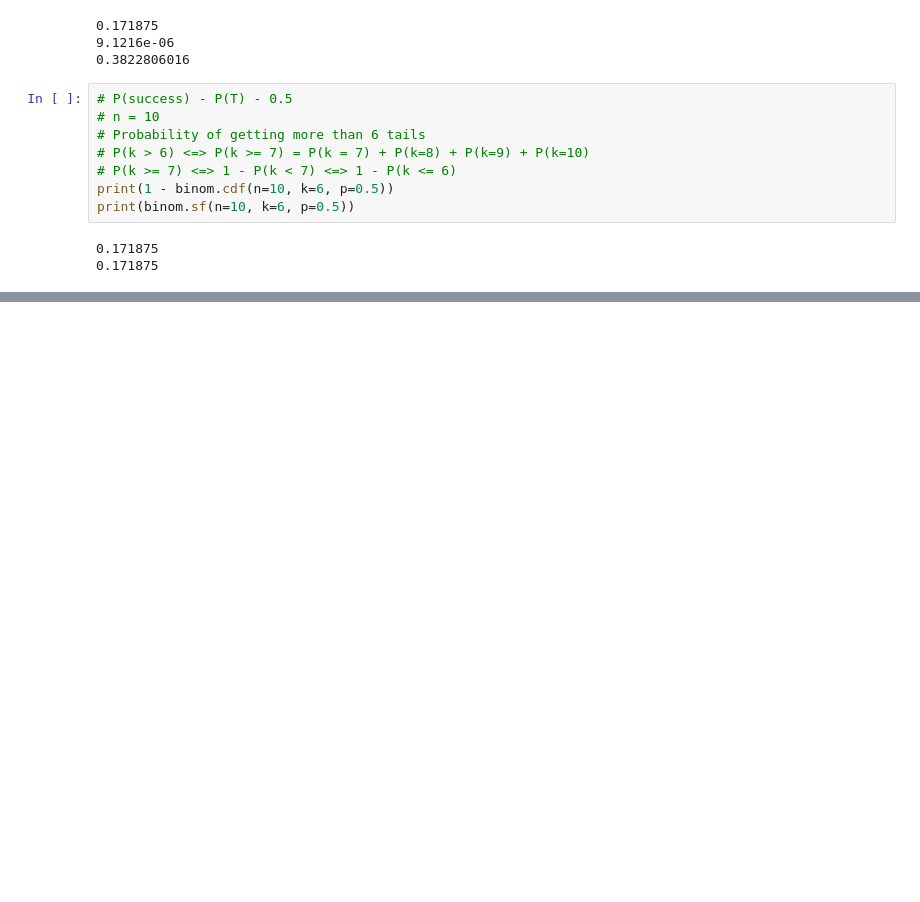
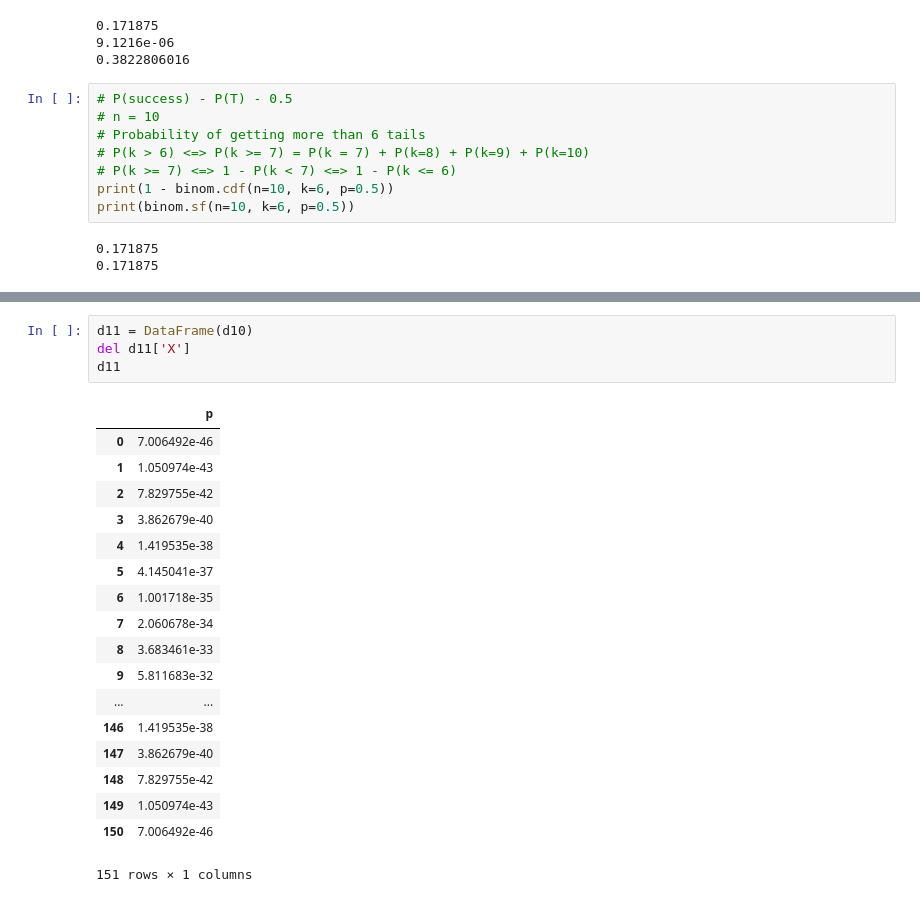
Before and after one commit to mehulchopradev/keyur-data-analytics, a Jupyter notebook: discrete distributions.ipynb, the cells around one changed output, grey strips where cells are left out. Drawn from its saved outputs; the diff is of its cells as text; blank space fills up the shorter version.

```diff
--- a/discrete distributions.ipynb
+++ b/discrete distributions.ipynb
@@ -262,0 +314,23 @@ print(binom.sf(n=10, k=6, p=0.5))
+# %%
+d11 = DataFrame(d10)
+del d11['X']
+d11
+# %% [output]
+|  | p |
+| 0 | 7.006492e-46 |
+| 1 | 1.050974e-43 |
+| 2 | 7.829755e-42 |
+| 3 | 3.862679e-40 |
+| 4 | 1.419535e-38 |
+| 5 | 4.145041e-37 |
+| 6 | 1.001718e-35 |
+| 7 | 2.060678e-34 |
+| 8 | 3.683461e-33 |
+| 9 | 5.811683e-32 |
+| ... | ... |
+| 146 | 1.419535e-38 |
+| 147 | 3.862679e-40 |
+| 148 | 7.829755e-42 |
+| 149 | 1.050974e-43 |
+| 150 | 7.006492e-46 |
+151 rows × 1 columns
```
Also changed, not shown: parts of 10 cells of this notebook, 4 other files.
